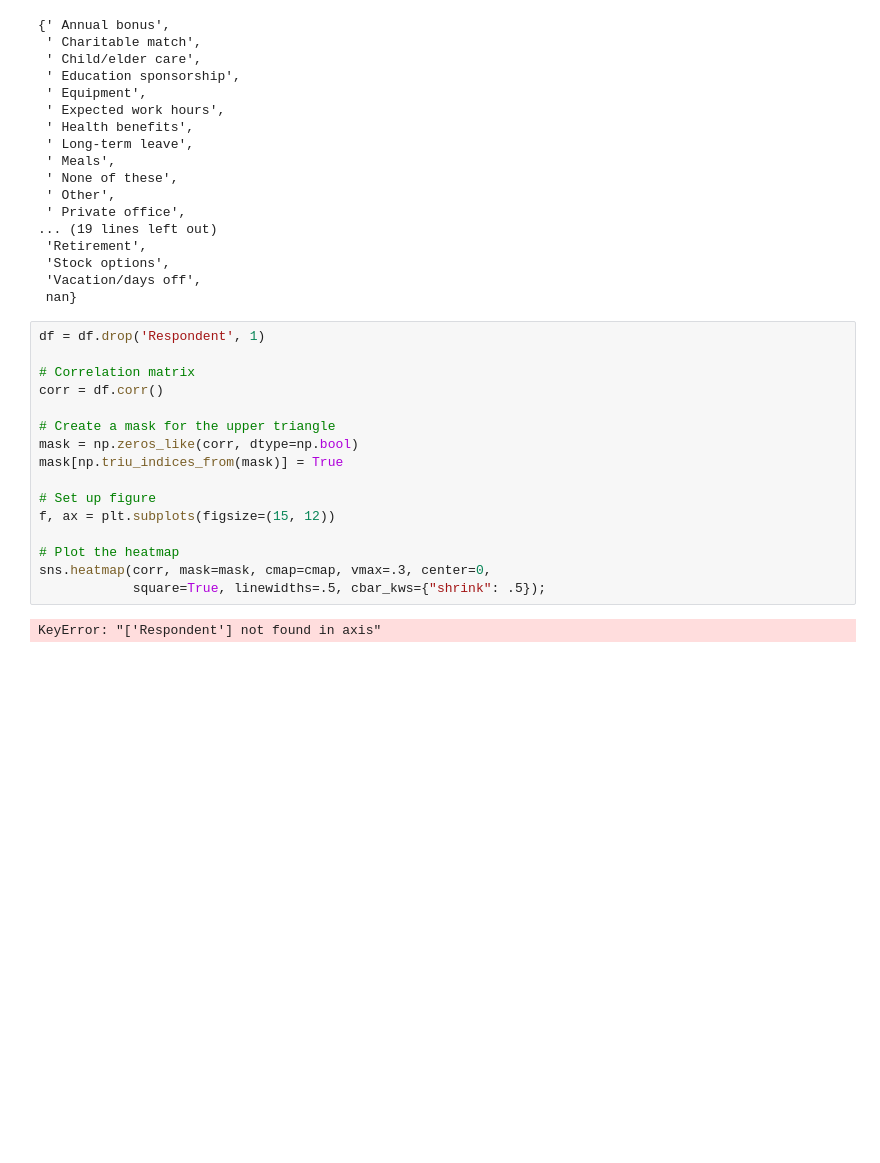
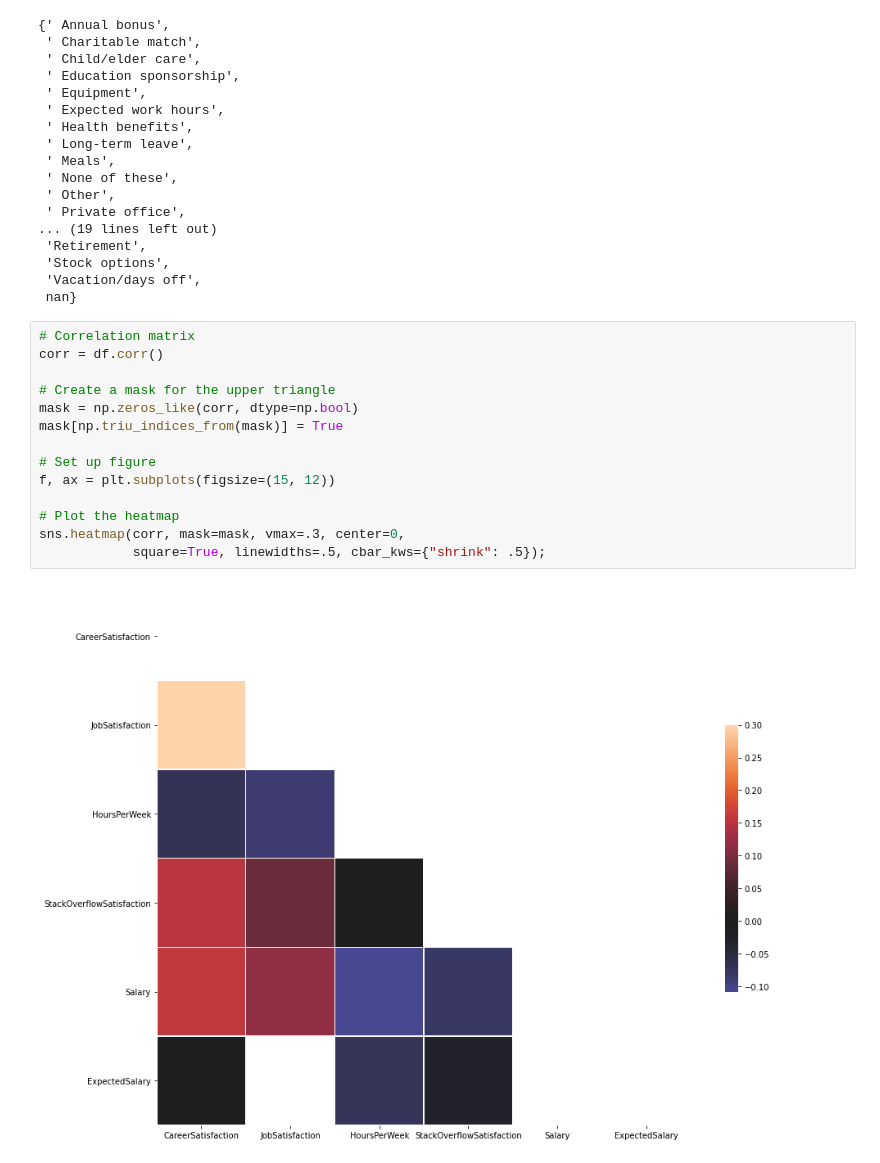
Before and after one commit to Evaggelou/Stack-Overflow-Survey, a Jupyter notebook: Stack_Overflow_Survey.ipynb, the cells around one changed output. Saved outputs shown, nothing was run; the diff lists cells and outputs as text; blank space fills up the shorter version.

```diff
--- a/Stack_Overflow_Survey.ipynb
+++ b/Stack_Overflow_Survey.ipynb
@@ -275,21 +256,19 @@ set(flat_list)
  'Vacation/days off',
  nan}
 # %%
-df = df.drop('Respondent', 1)
-
 # Correlation matrix
 corr = df.corr()
 
 # Create a mask for the upper triangle
 mask = np.zeros_like(corr, dtype=np.bool)
 mask[np.triu_indices_from(mask)] = True
 
 # Set up figure
 f, ax = plt.subplots(figsize=(15, 12))
 
 # Plot the heatmap
-sns.heatmap(corr, mask=mask, cmap=cmap, vmax=.3, center=0,
+sns.heatmap(corr, mask=mask, vmax=.3, center=0,
             square=True, linewidths=.5, cbar_kws={"shrink": .5});
 # %% [output]
-KeyError: "['Respondent'] not found in axis"
+[figure, added]
 # %%
```
Also changed, not shown: parts of 17 cells of this notebook.
